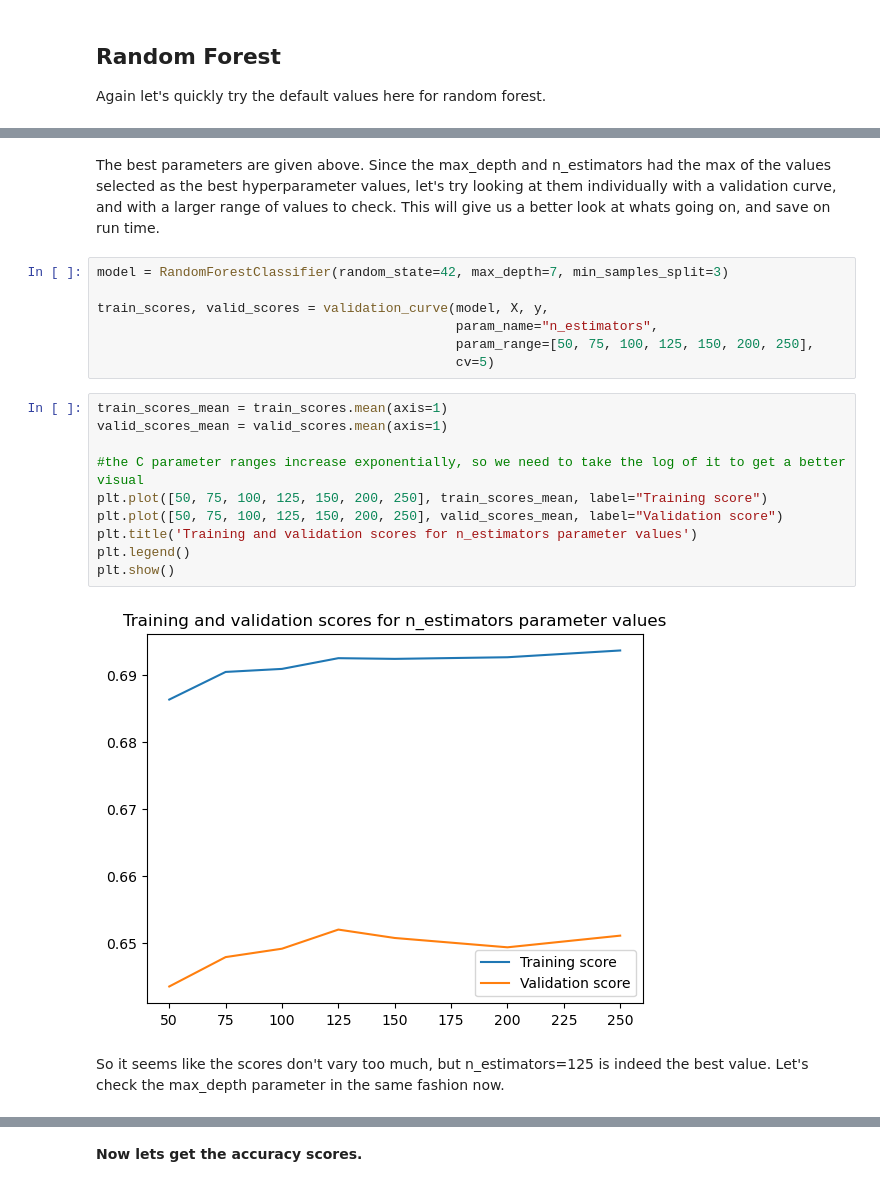
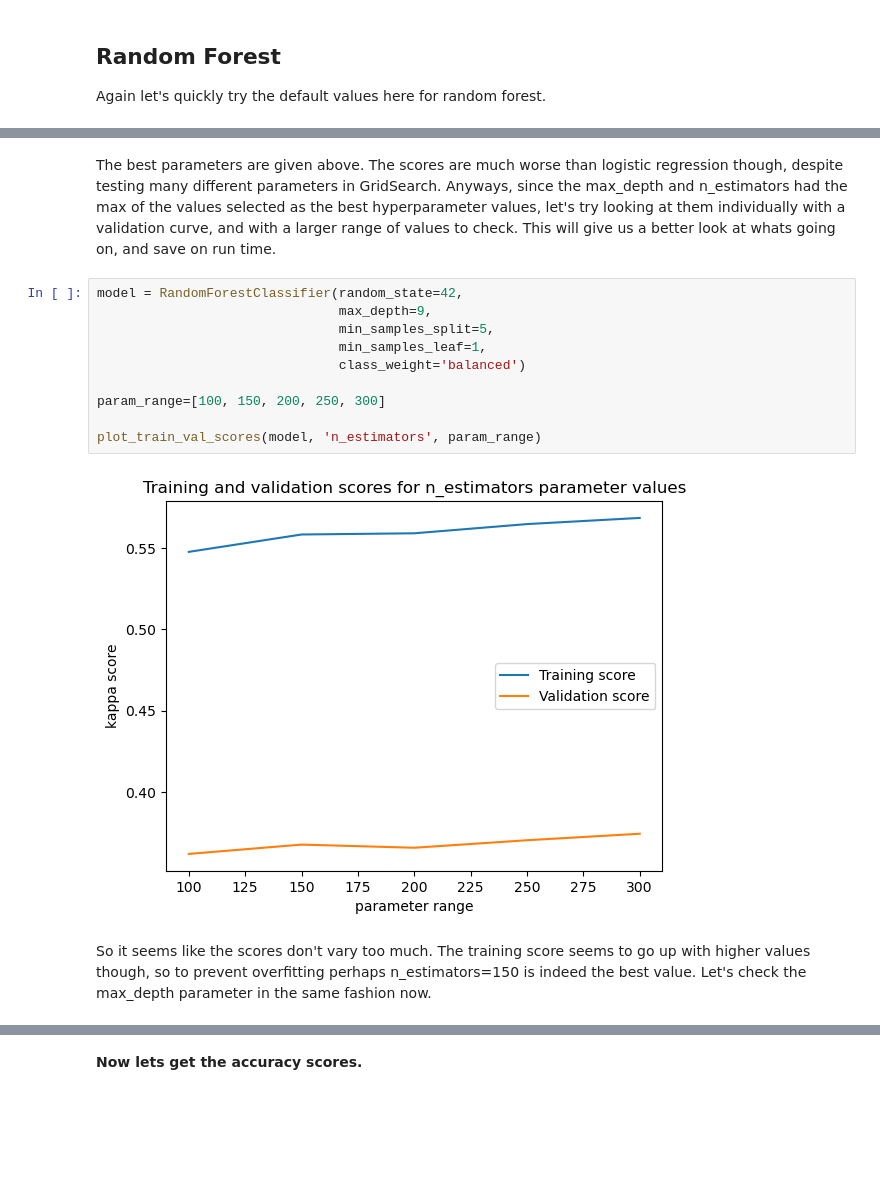
Before and after one commit to RavinderRai/chess_data, a Jupyter notebook: Modelling.ipynb, the cells around one changed output, grey strips where cells are left out. Drawn from its saved outputs; the diff is of its cells as text; blank space fills up the shorter version.

```diff
--- a/Modelling.ipynb
+++ b/Modelling.ipynb
@@ -348,24 +411,17 @@ clf.best_params_
 # %% [markdown]
-The best parameters are given above. Since the max_depth and n_estimators had the max of the values selected as the best hyperparameter values, let's try looking at them individually with a validation curve, and with a larger range of values to check. This will give us a better look at whats going on, and save on run time.
+The best parameters are given above. The scores are much worse than logistic regression though, despite testing many different parameters in GridSearch. Anyways, since the max_depth and n_estimators had the max of the values selected as the best hyperparameter values, let's try looking at them individually with a validation curve, and with a larger range of values to check. This will give us a better look at whats going on, and save on run time.
 # %%
-model = RandomForestClassifier(random_state=42, max_depth=7, min_samples_split=3)
+model = RandomForestClassifier(random_state=42,
+                               max_depth=9,
+                               min_samples_split=5,
+                               min_samples_leaf=1,
+                               class_weight='balanced')
 
-train_scores, valid_scores = validation_curve(model, X, y,
-                                              param_name="n_estimators",
-                                              param_range=[50, 75, 100, 125, 150, 200, 250],
-                                              cv=5)
+param_range=[100, 150, 200, 250, 300]
+
+plot_train_val_scores(model, 'n_estimators', param_range)
+# %% [output]
+[figure, added]
-# %%
-train_scores_mean = train_scores.mean(axis=1)
-valid_scores_mean = valid_scores.mean(axis=1)
-
-#the C parameter ranges increase exponentially, so we need to take the log of it to get a better visual
-plt.plot([50, 75, 100, 125, 150, 200, 250], train_scores_mean, label="Training score")
-plt.plot([50, 75, 100, 125, 150, 200, 250], valid_scores_mean, label="Validation score")
-plt.title('Training and validation scores for n_estimators parameter values')
-plt.legend()
-plt.show()
-# %% [output]
-[figure, removed]
 # %% [markdown]
-So it seems like the scores don't vary too much, but n_estimators=125 is indeed the best value. Let's check the max_depth parameter in the same fashion now.
+So it seems like the scores don't vary too much. The training score seems to go up with higher values though, so to prevent overfitting perhaps n_estimators=150 is indeed the best value. Let's check the max_depth parameter in the same fashion now.
 # %%
```
Also changed, not shown: parts of 147 cells of this notebook.
